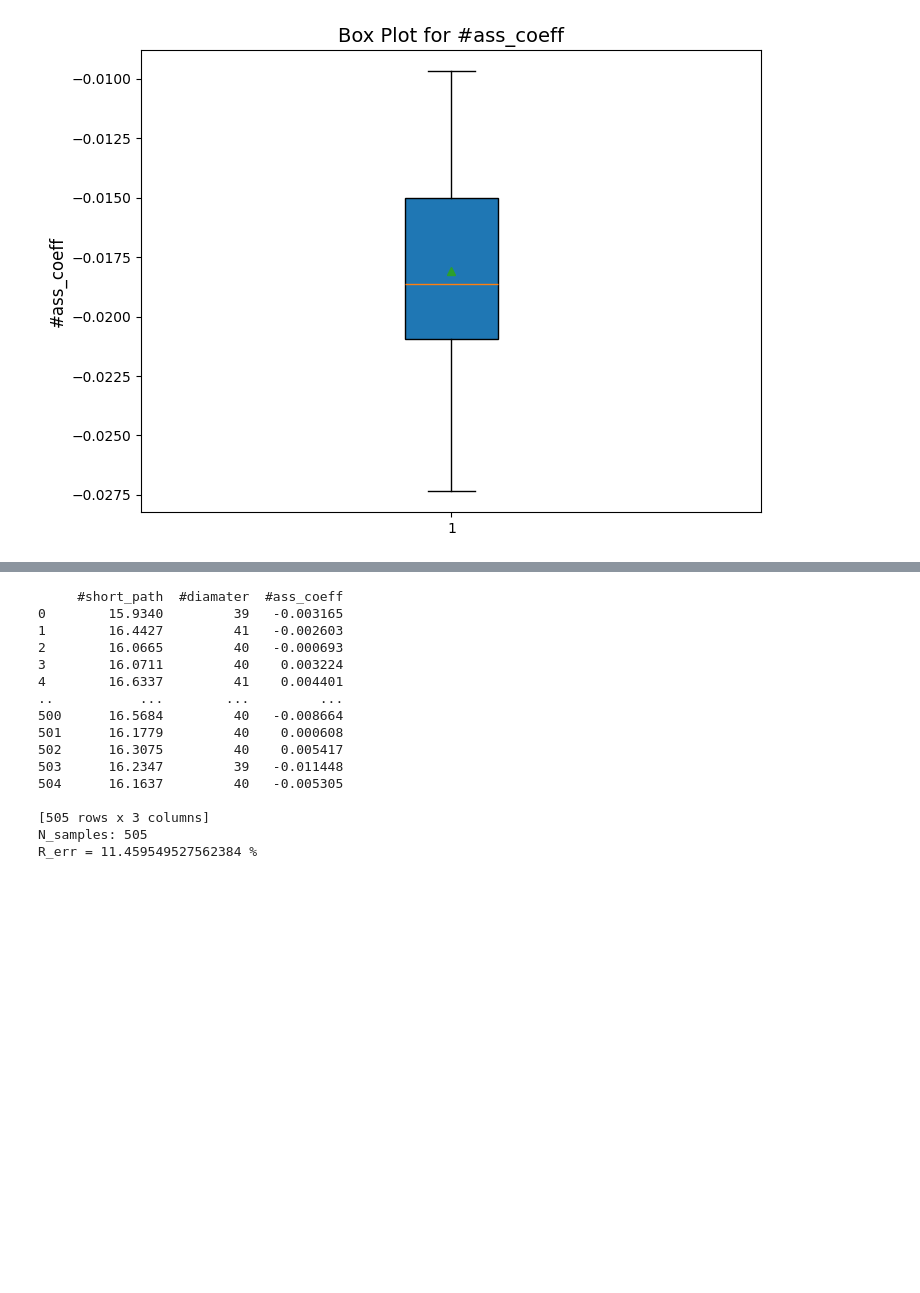
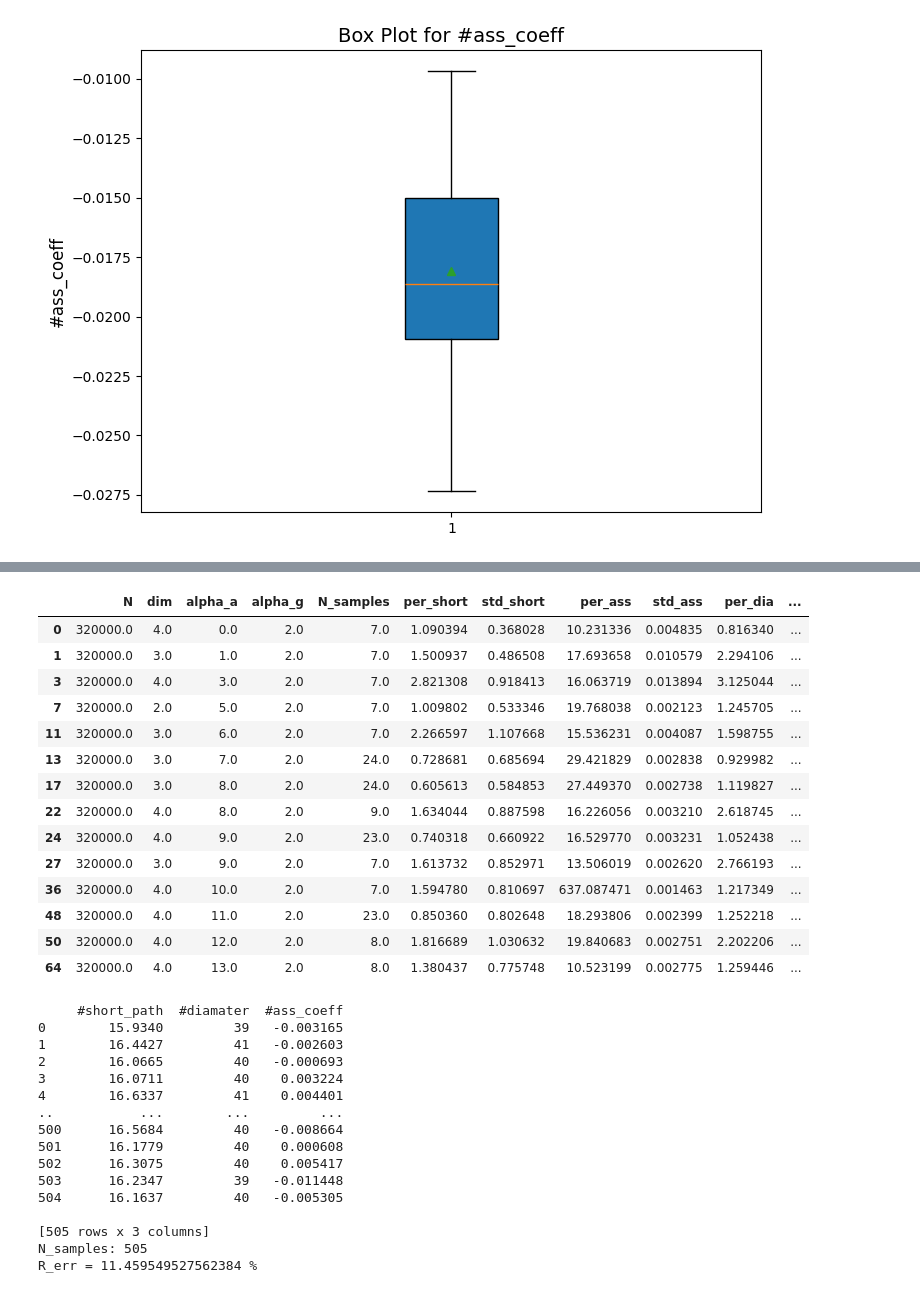
Before and after one commit to JuniorAlencar/SpatialPreferential, a Jupyter notebook: scripts/jupyter/fixing_data.ipynb, the cells around one changed output, grey strips where cells are left out. Drawn from its saved outputs; the diff is of its cells as text; code cells hidden in the pictures; blank space fills up the shorter version.

```diff
--- a/scripts/jupyter/fixing_data.ipynb
+++ b/scripts/jupyter/fixing_data.ipynb
@@ -938,6 +944,24 @@ Err:12.36372914854592, N:20000, dim:4 ,alpha_a: 12.0, alpha_g:2.0
 Err:135.05844853941974, N:5000, dim:3 ,alpha_a: 12.0, alpha_g:2.0
 Err:21.745021063821607, N:10000, dim:4 ,alpha_a: 12.0, alpha_g:2.0
 Err:60.967559231821575, N:5000, dim:4 ,alpha_a: 13.0, alpha_g:2.0
+# %%
+filtered_df[filtered_df["N"]==320000]
+# %% [output]
+|  | N | dim | alpha_a | alpha_g | N_samples | per_short | std_short | per_ass | std_ass | per_dia | ... |
+| 0 | 320000.0 | 4.0 | 0.0 | 2.0 | 7.0 | 1.090394 | 0.368028 | 10.231336 | 0.004835 | 0.816340 | ... |
+| 1 | 320000.0 | 3.0 | 1.0 | 2.0 | 7.0 | 1.500937 | 0.486508 | 17.693658 | 0.010579 | 2.294106 | ... |
+| 3 | 320000.0 | 4.0 | 3.0 | 2.0 | 7.0 | 2.821308 | 0.918413 | 16.063719 | 0.013894 | 3.125044 | ... |
+| 7 | 320000.0 | 2.0 | 5.0 | 2.0 | 7.0 | 1.009802 | 0.533346 | 19.768038 | 0.002123 | 1.245705 | ... |
+| 11 | 320000.0 | 3.0 | 6.0 | 2.0 | 7.0 | 2.266597 | 1.107668 | 15.536231 | 0.004087 | 1.598755 | ... |
+| 13 | 320000.0 | 3.0 | 7.0 | 2.0 | 24.0 | 0.728681 | 0.685694 | 29.421829 | 0.002838 | 0.929982 | ... |
+| 17 | 320000.0 | 3.0 | 8.0 | 2.0 | 24.0 | 0.605613 | 0.584853 | 27.449370 | 0.002738 | 1.119827 | ... |
+| 22 | 320000.0 | 4.0 | 8.0 | 2.0 | 9.0 | 1.634044 | 0.887598 | 16.226056 | 0.003210 | 2.618745 | ... |
+| 24 | 320000.0 | 4.0 | 9.0 | 2.0 | 23.0 | 0.740318 | 0.660922 | 16.529770 | 0.003231 | 1.052438 | ... |
+| 27 | 320000.0 | 3.0 | 9.0 | 2.0 | 7.0 | 1.613732 | 0.852971 | 13.506019 | 0.002620 | 2.766193 | ... |
+| 36 | 320000.0 | 4.0 | 10.0 | 2.0 | 7.0 | 1.594780 | 0.810697 | 637.087471 | 0.001463 | 1.217349 | ... |
+| 48 | 320000.0 | 4.0 | 11.0 | 2.0 | 23.0 | 0.850360 | 0.802648 | 18.293806 | 0.002399 | 1.252218 | ... |
+| 50 | 320000.0 | 4.0 | 12.0 | 2.0 | 8.0 | 1.816689 | 1.030632 | 19.840683 | 0.002751 | 2.202206 | ... |
+| 64 | 320000.0 | 4.0 | 13.0 | 2.0 | 8.0 | 1.380437 | 0.775748 | 10.523199 | 0.002775 | 1.259446 | ... |
 # %%
 N = 20000
 dim = [2, 3, 4, 3, 4, 4]
```
Also changed, not shown: parts of 21 cells of this notebook, 4 other files.
